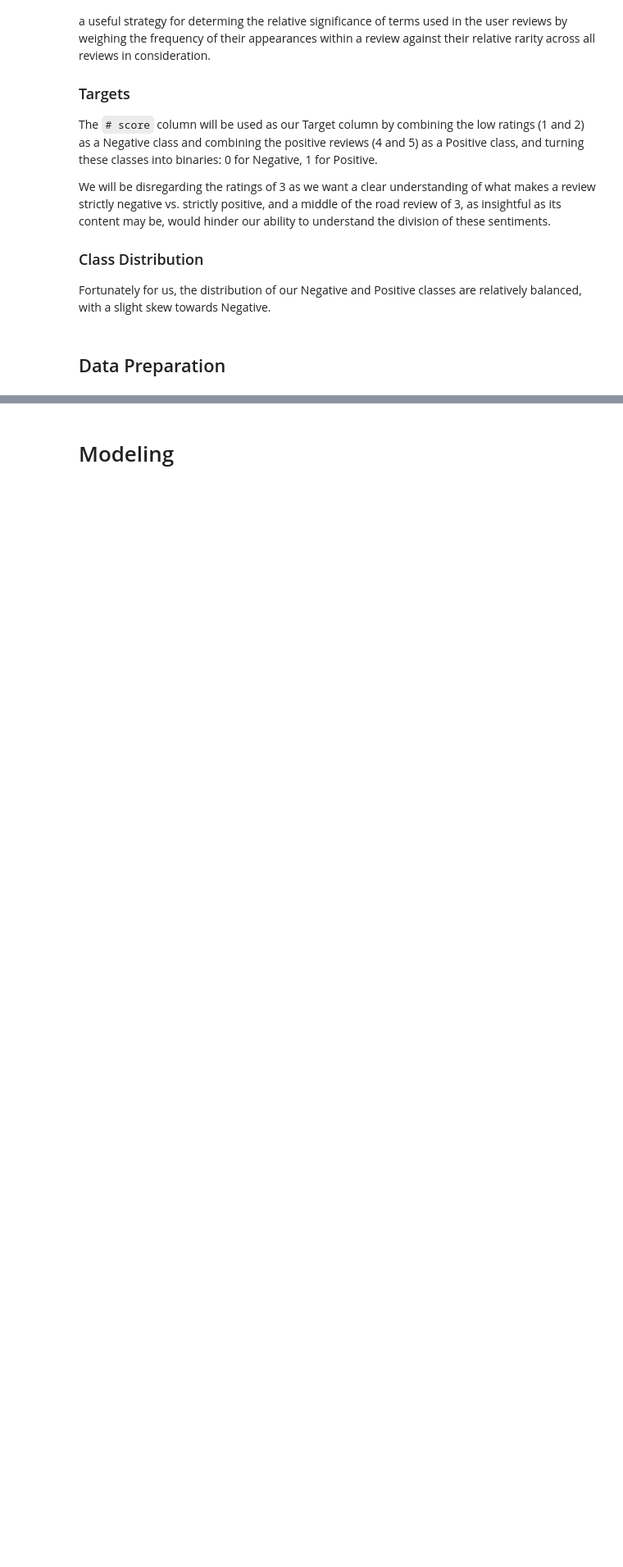
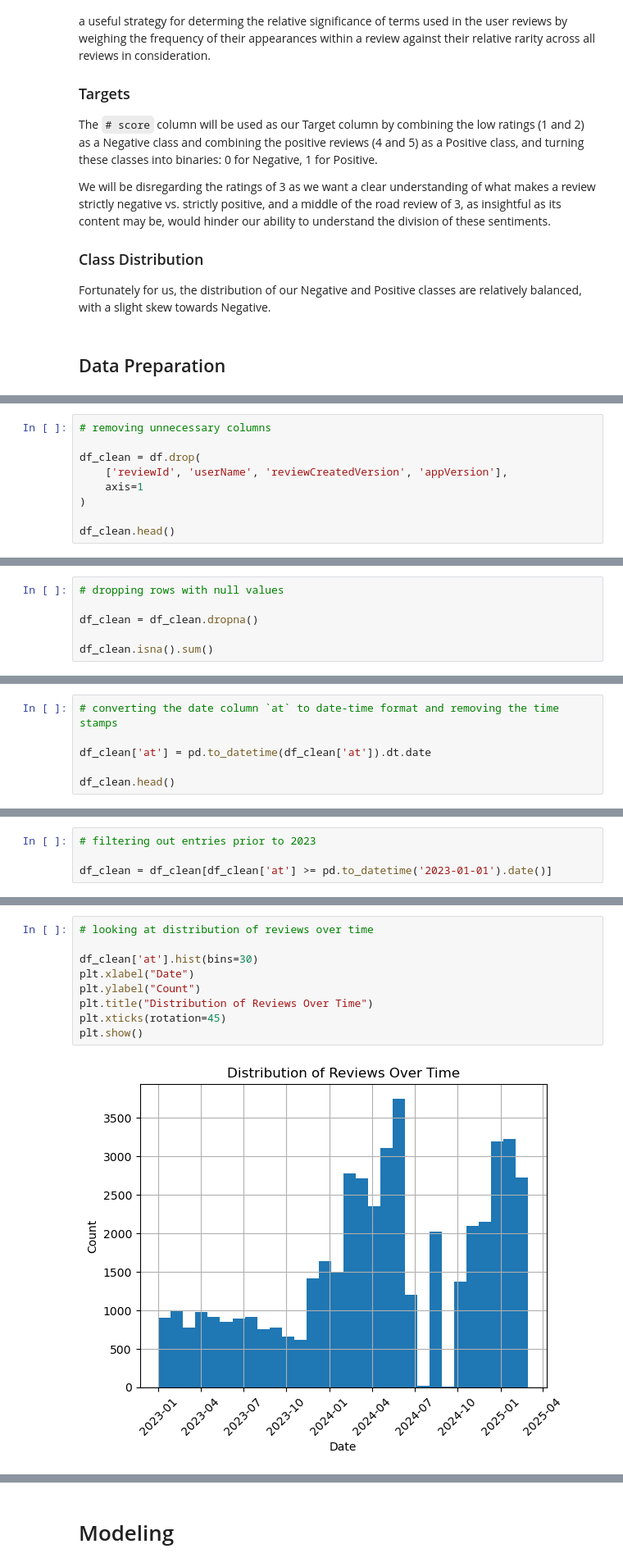
Before and after one commit to momopajamas/predicting_netflix_user_reviews, a Jupyter notebook: notebook.ipynb, the cells around one changed output, grey strips where cells are left out. Shown at 82% size. Saved outputs shown, nothing was run; the diff lists cells and outputs as text; blank space fills up the shorter version.

Commit message:
Notebook-DataPrep-Initial cleaning

```diff
--- a/notebook.ipynb
+++ b/notebook.ipynb
@@ -41,0 +69,9 @@ Fortunately for us, the distribution of our Negative and Positive classes are re
+# %%
+# removing unnecessary columns
+
+df_clean = df.drop(
+    ['reviewId', 'userName', 'reviewCreatedVersion', 'appVersion'],
+    axis=1
+)
+
+df_clean.head()
@@ -41,0 +118,6 @@ Fortunately for us, the distribution of our Negative and Positive classes are re
+# %%
+# dropping rows with null values
+
+df_clean = df_clean.dropna()
+
+df_clean.isna().sum()
@@ -41,0 +130,6 @@ Fortunately for us, the distribution of our Negative and Positive classes are re
+# %%
+# converting the date column `at` to date-time format and removing the time stamps
+
+df_clean['at'] = pd.to_datetime(df_clean['at']).dt.date
+
+df_clean.head()
@@ -41,0 +143,4 @@ Fortunately for us, the distribution of our Negative and Positive classes are re
+# %%
+# filtering out entries prior to 2023
+
+df_clean = df_clean[df_clean['at'] >= pd.to_datetime('2023-01-01').date()]
@@ -41,0 +163,11 @@ Fortunately for us, the distribution of our Negative and Positive classes are re
+# %%
+# looking at distribution of reviews over time
+
+df_clean['at'].hist(bins=30)
+plt.xlabel("Date")
+plt.ylabel("Count")
+plt.title("Distribution of Reviews Over Time")
+plt.xticks(rotation=45)
+plt.show()
+# %% [output]
+[figure, added]
```
Also changed, not shown: parts of 15 cells of this notebook.
